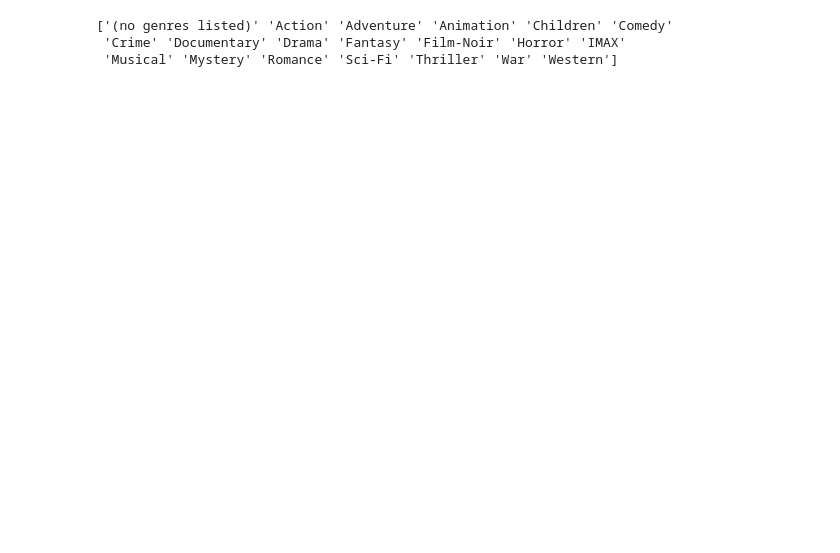
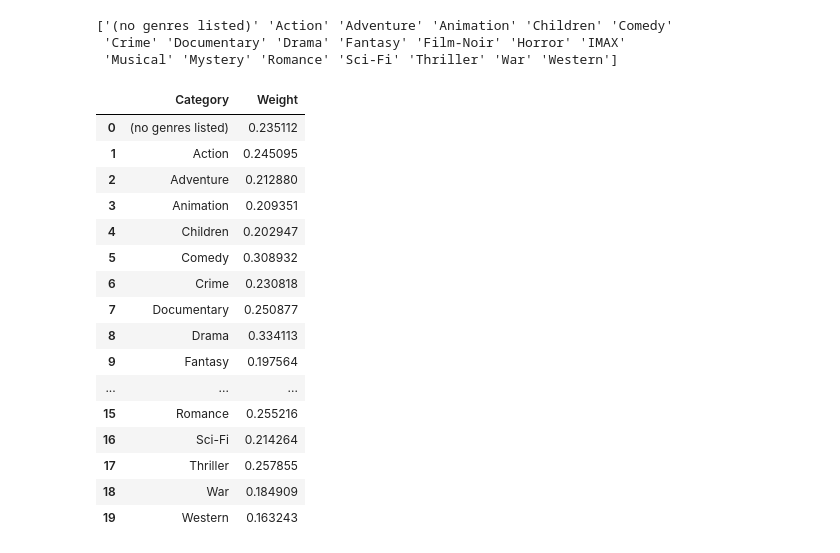
Before and after one commit to Yaoyuxuanyyds/Movie-Rec, a Jupyter notebook: code/cold.ipynb, the cells around one changed output. Drawn from its saved outputs; the diff is of its cells as text; code cells hidden in the pictures; blank space fills up the shorter version.

```diff
--- a/code/cold.ipynb
+++ b/code/cold.ipynb
@@ -28,6 +27,59 @@ genre_matrix = torch.tensor(genres_matrix, dtype=torch.float32)   # N x C
 ['(no genres listed)' 'Action' 'Adventure' 'Animation' 'Children' 'Comedy'
  'Crime' 'Documentary' 'Drama' 'Fantasy' 'Film-Noir' 'Horror' 'IMAX'
  'Musical' 'Mystery' 'Romance' 'Sci-Fi' 'Thriller' 'War' 'Western']
+# %%
+from sklearn.feature_extraction.text import CountVectorizer, TfidfTransformer
+
+
+data = movies_df['genres']
+# 将每部电影的类别列表转为原始格式（去掉空字符串）
+data_cleaned = data.apply(lambda x: x if isinstance(x, list) else [])
+
+# 用 CountVectorizer 构建稀疏矩阵，直接以单词级别处理
+count_vectorizer = CountVectorizer(tokenizer=lambda x: x, lowercase=False)
+count_matrix = count_vectorizer.fit_transform(data_cleaned)
+
+# 使用 TfidfTransformer 计算 TF-IDF
+tfidf_transformer = TfidfTransformer()
+tfidf_matrix = tfidf_transformer.fit_transform(count_matrix)
+
+# 提取类别标签和其对应的权重
+feature_names = count_vectorizer.get_feature_names_out()
+tfidf_scores = tfidf_matrix.sum(axis=0).A1  # 对每个标签在所有电影中的权重求和
+category_weights = dict(zip(feature_names, tfidf_scores))
+
+# # 将类别标签及其权重按重要性排序
+# sorted_weights = dict(sorted(category_weights.items(), key=lambda item: item[1], reverse=True))
+
+# 转换为 DataFrame 并展示
+df_weights_fixed = pd.DataFrame(list(category_weights.items()), columns=["Category", "Weight"])
+
+# 归一化权重并均衡化
+df_weights_fixed['Weight'] = (
+    (df_weights_fixed['Weight'] / df_weights_fixed['Weight'].sum()) ** 0.5
+)
+df_weights_fixed['Weight'] = df_weights_fixed['Weight'] / df_weights_fixed['Weight'].sum()
+df_weights_fixed['Weight'] = df_weights_fixed['Weight'] ** 0.5
+# 展示归一化后的权重
+df_weights_fixed
+# %% [output]
+|  | Category | Weight |
+| 0 | (no genres listed) | 0.235112 |
+| 1 | Action | 0.245095 |
+| 2 | Adventure | 0.212880 |
+| 3 | Animation | 0.209351 |
+| 4 | Children | 0.202947 |
+| 5 | Comedy | 0.308932 |
+| 6 | Crime | 0.230818 |
+| 7 | Documentary | 0.250877 |
+| 8 | Drama | 0.334113 |
+| 9 | Fantasy | 0.197564 |
+| ... | ... | ... |
+| 15 | Romance | 0.255216 |
+| 16 | Sci-Fi | 0.214264 |
+| 17 | Thriller | 0.257855 |
+| 18 | War | 0.184909 |
+| 19 | Western | 0.163243 |
 # %%
 
 
```
Also changed, not shown: parts of 4 cells of this notebook, 4 other files.
